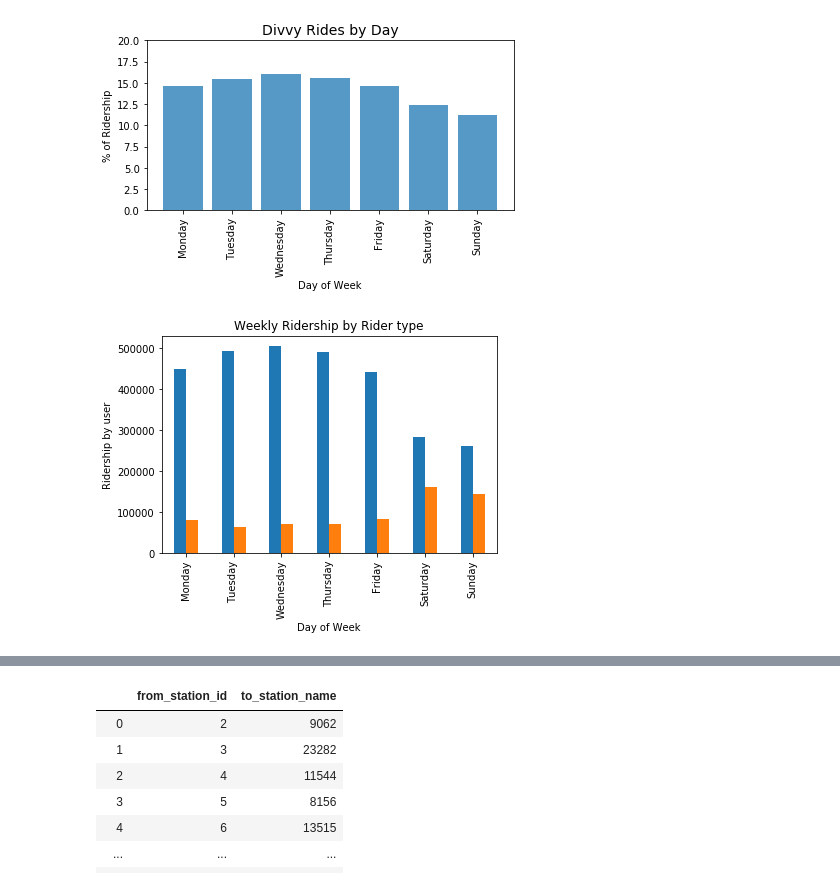
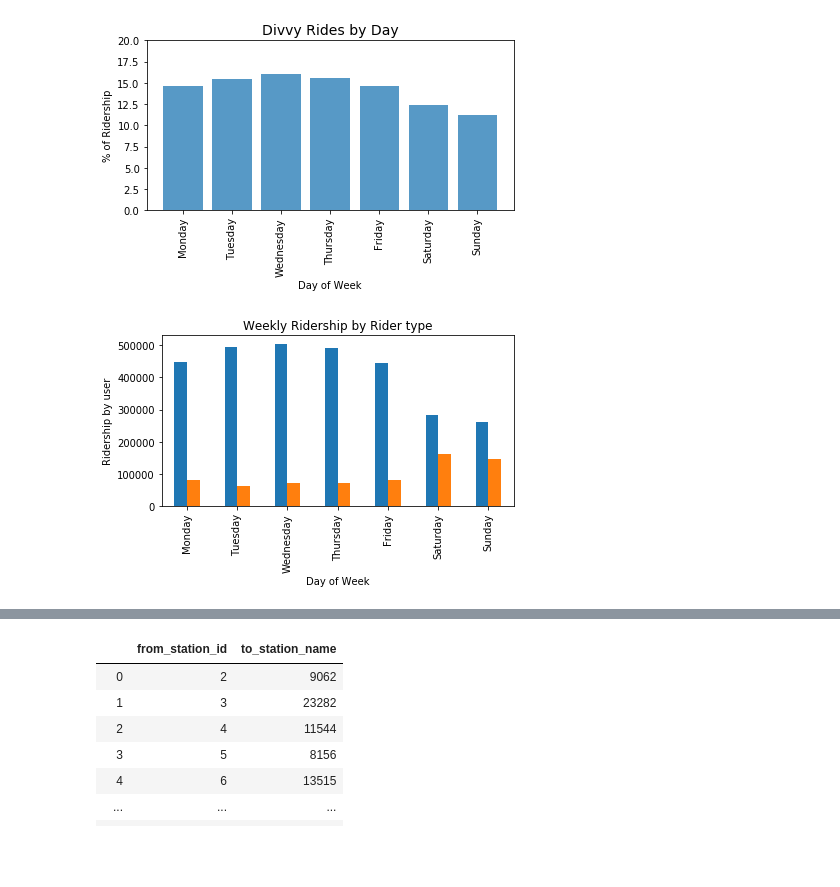
Before and after one commit to AlejandraRosa/Divvy_Project, a Jupyter notebook: Divvy_main.ipynb, the cells around one changed output, grey strips where cells are left out. Drawn from its saved outputs; the diff is of its cells as text; code cells hidden in the pictures; blank space fills up the shorter version.

```diff
--- a/Divvy_main.ipynb
+++ b/Divvy_main.ipynb
@@ -313,13 +313,15 @@ plt.show
 # %%
 week_to_pivot_final.unstack().plot(kind='bar', legend=False)
 plt.title("Weekly Ridership by Rider type")
 plt.xlabel("Day of Week")
 plt.ylabel("Ridership by user")
+plt.tight_layout()
+
 plt.savefig('Output/day_plot_2.png')
 
 plt.show()
 # %% [output]
-[figure, old version]
+[figure, new version]
 # %% [markdown]
 # Question 2 - What are the most used stops?
 
```
Also changed, not shown: 1 other file.
